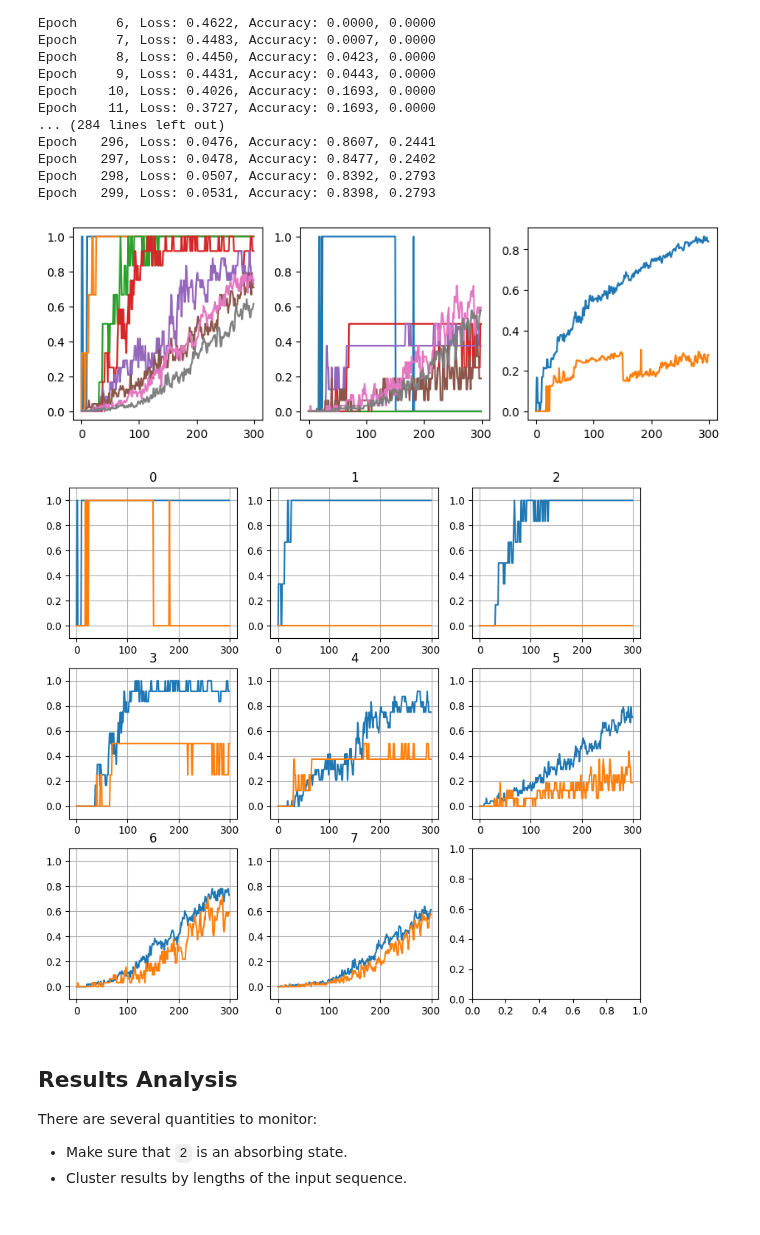
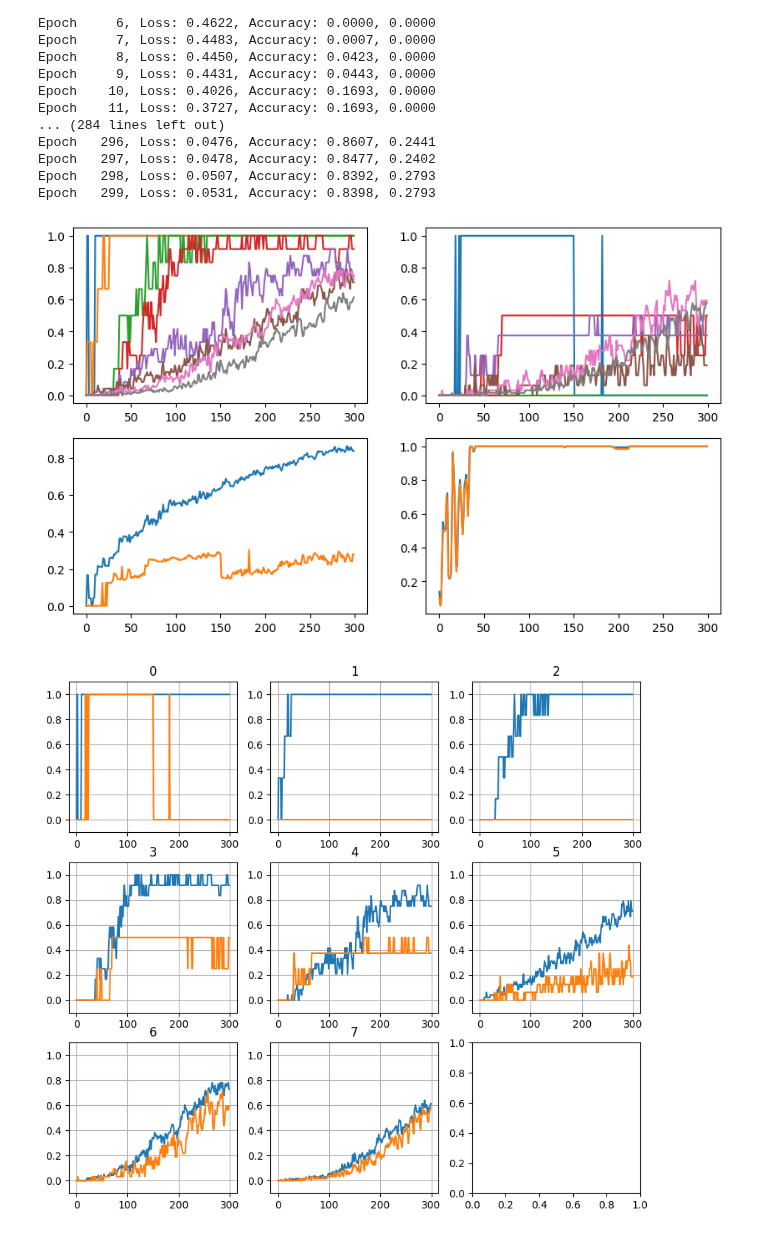
Before and after one commit to fairinternal/composable-llm, a Jupyter notebook: notebooks/scratchpad.ipynb, the cells around one changed output. Drawn from its saved outputs; the diff is of its cells as text; code cells hidden in the pictures.

```diff
--- a/notebooks/scratchpad.ipynb
+++ b/notebooks/scratchpad.ipynb
@@ -97,6 +97,8 @@ nb_epochs = 300
 losses = np.empty(nb_epochs)
 acc_by_len = np.empty((nb_epochs, len(lengths)))
 test_acc_by_len = np.empty((nb_epochs, len(lengths)))
+spe_acc = np.empty((nb_epochs, 3))
+test_spe_acc = np.empty((nb_epochs, 3))
 test_losses = []
 
 for t in range(nb_epochs):
@@ -128,13 +130,16 @@ for t in range(nb_epochs):
 
     with torch.no_grad():
         model.eval()
-        _, seq_err = trainset.eval_model(model)
-        _, test_seq_err = testset.eval_model(model)
+        _, seq_err, spe_err = trainset.eval_model(model, special=True)
+        _, test_seq_err, test_spe_err = testset.eval_model(model, special=True)
         accuracy = 1 - (seq_err * probas_by_len).sum().item()
         test_accuracy = 1 - (test_seq_err * probas_by_len).sum().item()
 
     acc_by_len[t] = 1 - seq_err.numpy()
     test_acc_by_len[t] = 1 - test_seq_err.numpy()
+    test_acc_by_len[t] = 1 - test_seq_err.numpy()
+    spe_acc[t] = 1 - spe_err
+    test_spe_acc[t] = 1 - test_spe_err
     losses[t] = loss
     print(f'Epoch {t:5d}, Loss: {running_loss:.4f}, Accuracy: {accuracy:.4f}, {test_accuracy:.4f}')
 # %% [output]
@@ -157,25 +162,22 @@ Epoch   297, Loss: 0.0478, Accuracy: 0.8477, 0.2402
 Epoch   298, Loss: 0.0507, Accuracy: 0.8392, 0.2793
 Epoch   299, Loss: 0.0531, Accuracy: 0.8398, 0.2793
 # %%
-fig, axes = plt.subplots(1, 3, figsize=(10, 3))
-axes[0].plot(acc_by_len)
-axes[1].plot(test_acc_by_len)
-axes[2].plot(acc_by_len.mean(axis=1))
-axes[2].plot(test_acc_by_len.mean(axis=1))
+fig, axes = plt.subplots(2, 2, figsize=(10, 6))
+axes[0, 0].plot(acc_by_len)
+axes[0, 1].plot(test_acc_by_len)
+axes[1, 0].plot(acc_by_len.mean(axis=1))
+axes[1, 0].plot(test_acc_by_len.mean(axis=1))
+axes[1, 1].plot(spe_acc[:, 2])
+axes[1, 1].plot(test_spe_acc[:, 2])
+# axes[1, 1].set_xlim(0, 50)
 
 fig, axes = plt.subplots(nb_len // 3 + (1 if nb_len % 3 else 0), 3, figsize=(10, 9))
 for i in range(nb_len):
     axes[i // 3, i % 3].plot(acc_by_len[:, i])
     axes[i // 3, i % 3].plot(test_acc_by_len[:, i])
     axes[i // 3, i % 3].set_ylim(-.1, 1.1)
     axes[i // 3, i % 3].set_title(i)
     axes[i // 3, i % 3].grid()
 # %% [output]
-[figure, old version]
+[figure, new version]
 [figure]
-# %% [markdown]
-## Results Analysis
-
-There are several quantities to monitor:
-- Make sure that `2` is an absorbing state.
-- Cluster results by lengths of the input sequence.
```
Also changed, not shown: 1 other file.
